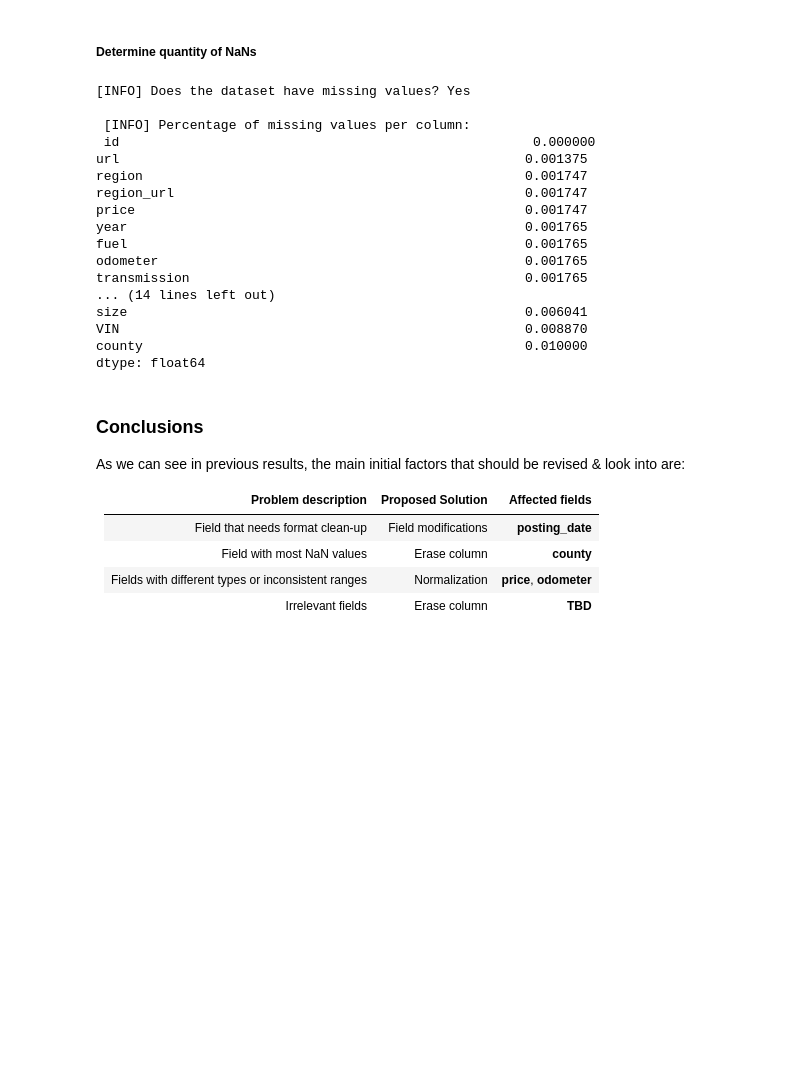
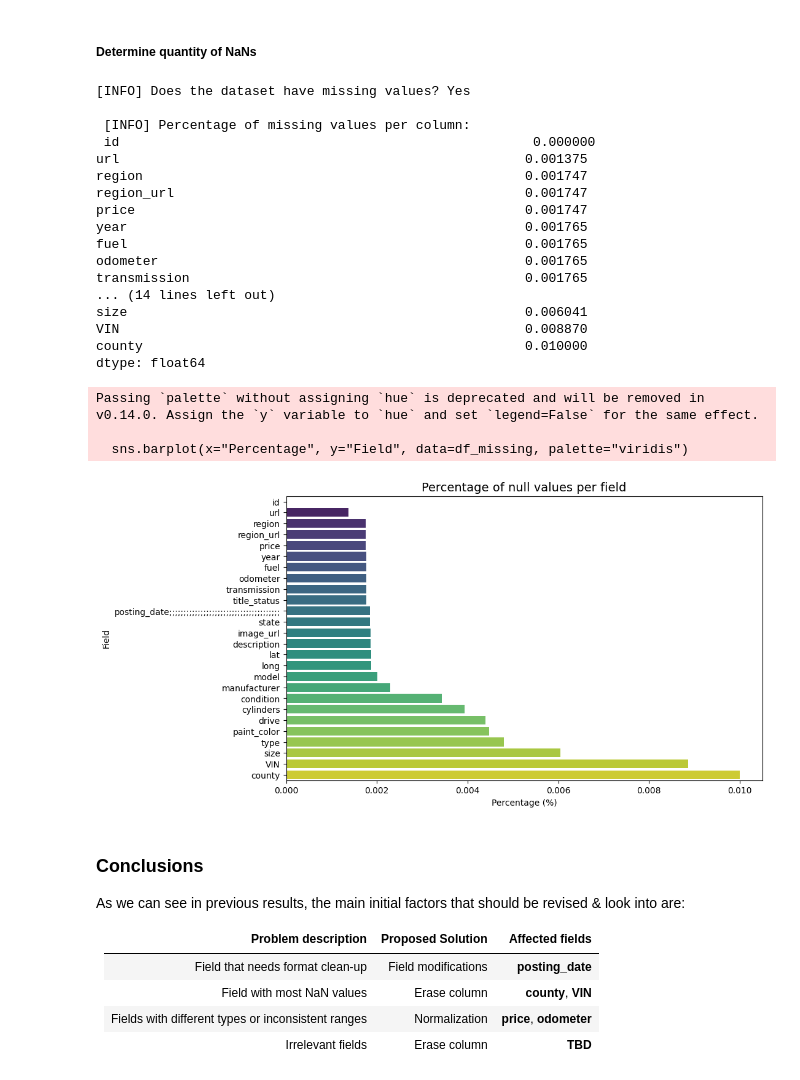
Before and after one commit to PepOrtinLopz/Kaggle, a Jupyter notebook: Kaggle.ipynb, the cells around one changed output. Cells and saved outputs as stored; diff of their text form; code cells hidden in the pictures; blank space fills up the shorter version.

```diff
--- a/Kaggle.ipynb
+++ b/Kaggle.ipynb
@@ -85,41 +88,56 @@ def has_nans(df):
     return df.isna().sum().sum() > 0
 
 # Auxiliar function to display percentage of missing values per column
 def get_percentage_nan_per_column(df):
     return ((df.isna().sum().sort_values()) / (len(df) * 100))
 
 print("[INFO] Does the dataset have missing values?", "Yes" if has_nans(df) else "No")
 
 if has_nans(df):
     print("\n [INFO] Percentage of missing values per column: \n", get_percentage_nan_per_column(df))
+
+    df_missing = pd.DataFrame(list(get_percentage_nan_per_column(df).items()), columns=["Field", "Percentage"])
+
+    plt.figure(figsize=(10,6))
+    sns.barplot(x="Percentage", y="Field", data=df_missing, palette="viridis")
+
+    plt.title("Percentage of null values per field", fontsize=14)
+    plt.xlabel("Percentage (%)")
+    plt.ylabel("Field")
+
+    plt.show()
 else:
     print("\n [INFO] No missing values detected in the dataset.")
 # %% [output]
 [INFO] Does the dataset have missing values? Yes
 
  [INFO] Percentage of missing values per column:
  id                                                     0.000000
 url                                                    0.001375
 region                                                 0.001747
 region_url                                             0.001747
 price                                                  0.001747
 year                                                   0.001765
 fuel                                                   0.001765
 odometer                                               0.001765
 transmission                                           0.001765
 ... (14 lines left out)
 size                                                   0.006041
 VIN                                                    0.008870
 county                                                 0.010000
 dtype: float64
+Passing `palette` without assigning `hue` is deprecated and will be removed in v0.14.0. Assign the `y` variable to `hue` and set `legend=False` for the same effect.
+
+  sns.barplot(x="Percentage", y="Field", data=df_missing, palette="viridis")
+[figure, added]
 # %% [markdown]
 ### Conclusions
 
 As we can see in previous results, the main initial factors that should be revised & look into are:
 
 | **Problem description**                                | **Proposed Solution**      | **Affected fields**      |
-|--------------------------------------------------------|----------------------------|-------------------------|
-| Field that needs format clean-up                       | Field modifications        | **posting_date**        |
-| Field with most NaN values                             | Erase column               | **county**              |
-| Fields with different types or inconsistent ranges     | Normalization              | **price**, **odometer** |
-| Irrelevant fields                                      | Erase column               | **TBD**                 |
+|--------------------------------------------------------|----------------------------|--------------------------|
+| Field that needs format clean-up                       | Field modifications        | **posting_date**         |
+| Field with most NaN values                             | Erase column               | **county**, **VIN**      |
+| Fields with different types or inconsistent ranges     | Normalization              | **price**, **odometer**  |
+| Irrelevant fields                                      | Erase column               | **TBD**                  |
```
Also changed, not shown: parts of 4 cells of this notebook.
